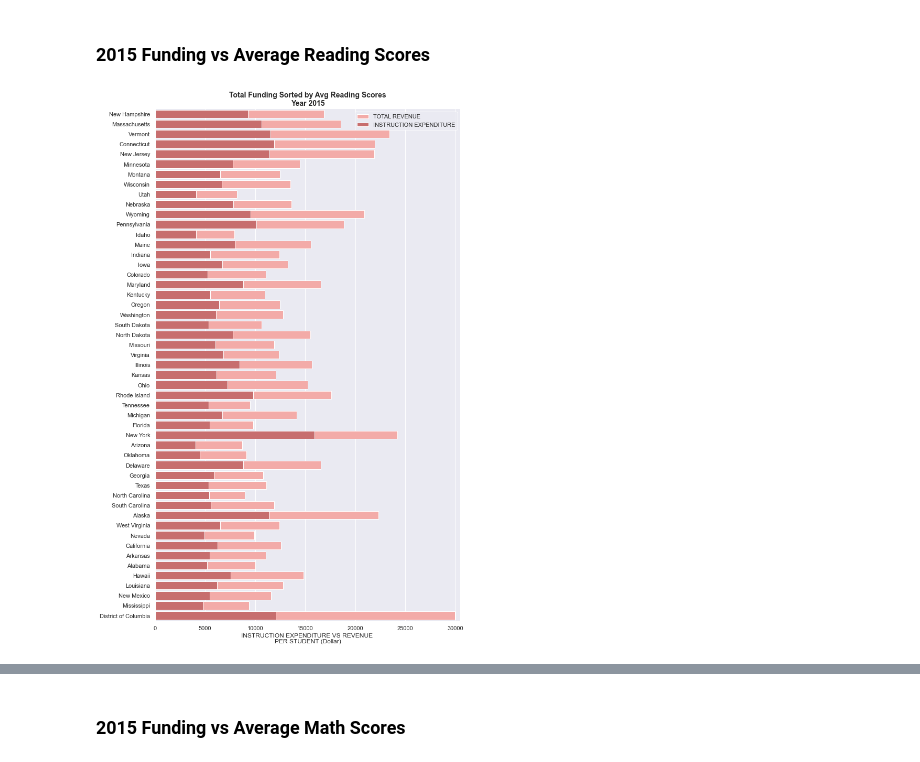
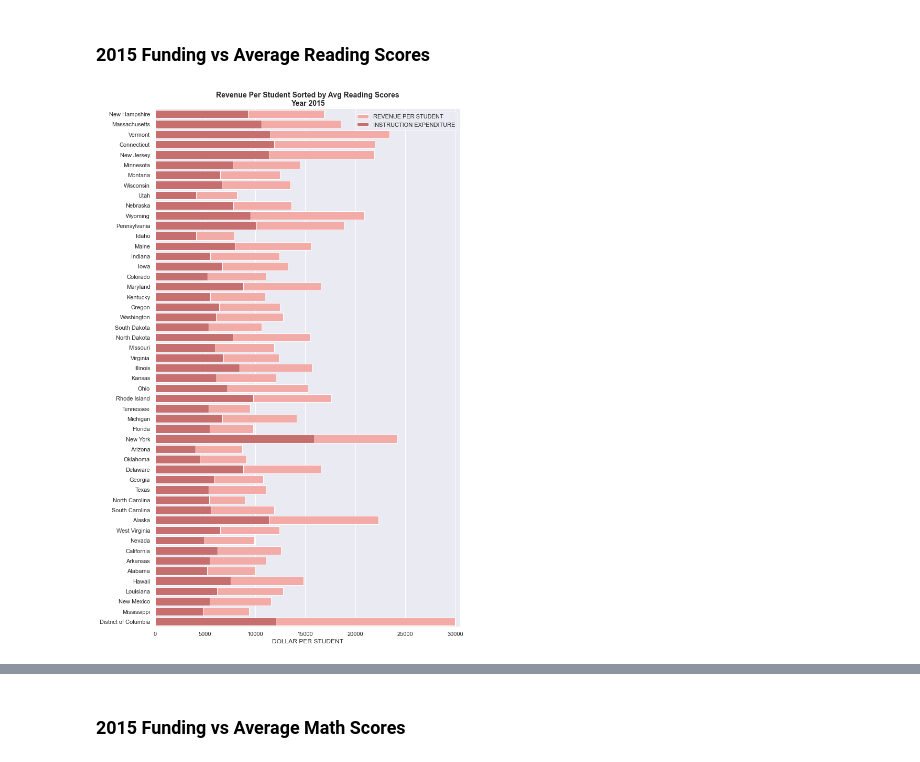
Before and after one commit to trangbt278/education, a Jupyter notebook: Student_Performance_vs_Funding.ipynb, the cells around one changed output, grey strips where cells are left out. Cells and saved outputs as stored; diff of their text form; code cells hidden in the pictures.

```diff
--- a/Student_Performance_vs_Funding.ipynb
+++ b/Student_Performance_vs_Funding.ipynb
@@ -166,33 +172,33 @@ plt.savefig("Output_images/State_Rev_Exp_Per_Student.png")
 # %%
 # Total revenue vs Instruction expenditure per student
 # Sorted by 8th grade Reading avg score
 
 year_2015_8th_read = year_2015[(year_2015['TEST_YEAR'] == 8) & (year_2015['TEST_SUBJECT'] == "Reading")]
 sort_8th_read = year_2015_8th_read.sort_values("AVG_SCORE", ascending = False)
 
 f, ax = plt.subplots(figsize = (10, 15))
 
 sns.set_color_codes("pastel")
 ax = sns.barplot(x = "TOTAL_REV_PER_STUDENT", y = "STATE",
-                 label = "TOTAL REVENUE", data = sort_8th_read, color = "r", ax = ax)
+                 label = "REVENUE PER STUDENT", data = sort_8th_read, color = "r", ax = ax)
 
 sns.set_color_codes("muted")
 ax = sns.barplot(x = "INSTRUCTION_EXPENDITURE_PER_STUDENT", y = "STATE",
                  label = "INSTRUCTION EXPENDITURE", data = sort_8th_read, color = "r", ax = ax)
 
 handles, labels = ax.get_legend_handles_labels()
 
 ax.legend(ncol = 1, loc = "upper right", frameon = True, edgecolor = "w")
 ax.set(xlim = (0, 30500), ylabel = "",
-       xlabel = "INSTRUCTION EXPENDITURE VS REVENUE \nPER STUDENT (Dollar)")
-plt.title("Total Funding Sorted by Avg Reading Scores\nYear 2015", fontsize = 14, fontweight = "bold")
+       xlabel = "DOLLAR PER STUDENT")
+plt.title("Revenue Per Student Sorted by Avg Reading Scores\nYear 2015", fontsize = 14, fontweight = "bold")
 
 sns.despine(bottom = True)
 plt.tight_layout(h_pad = 1)
 
 plt.savefig("Output_images/Rev_Exp_Read_AvgScore.png")
 # %% [output]
-[figure, old version]
+[figure, new version]
 # %%
 # Sorted by 8th grade Math avg score
 sns.set_theme(color_codes = True)
```
Also changed, not shown: parts of 8 cells of this notebook, 23 other files.
